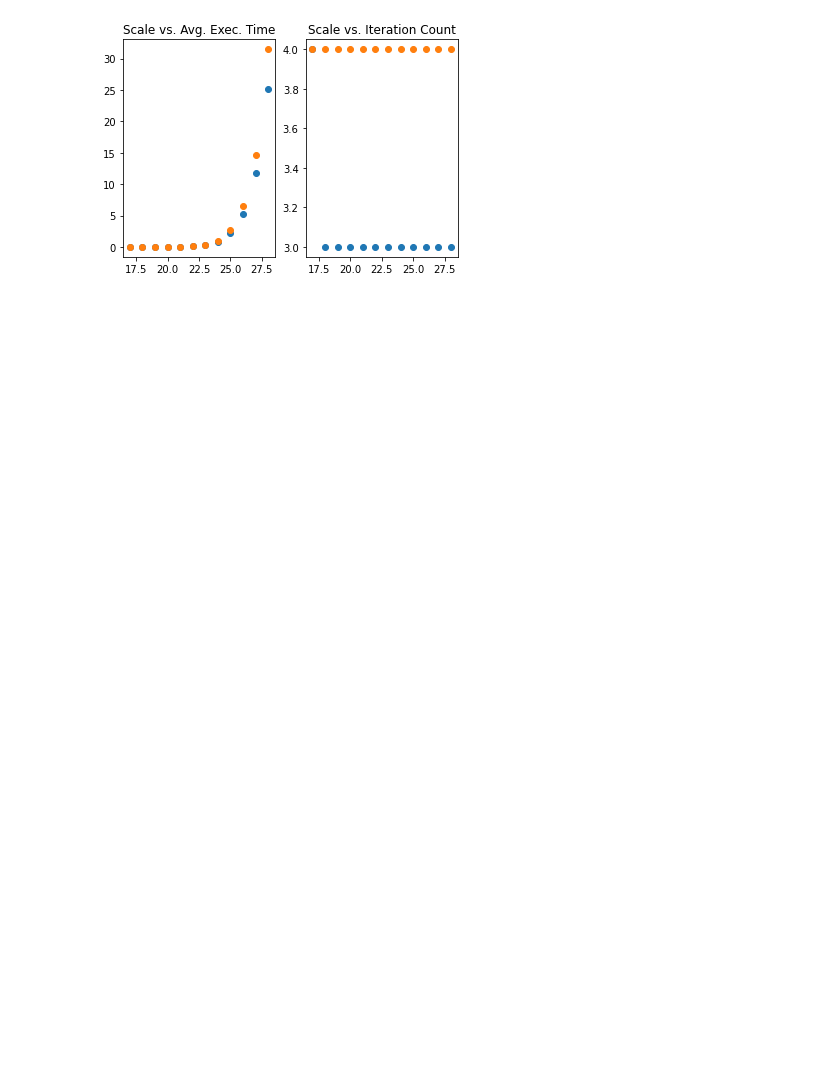
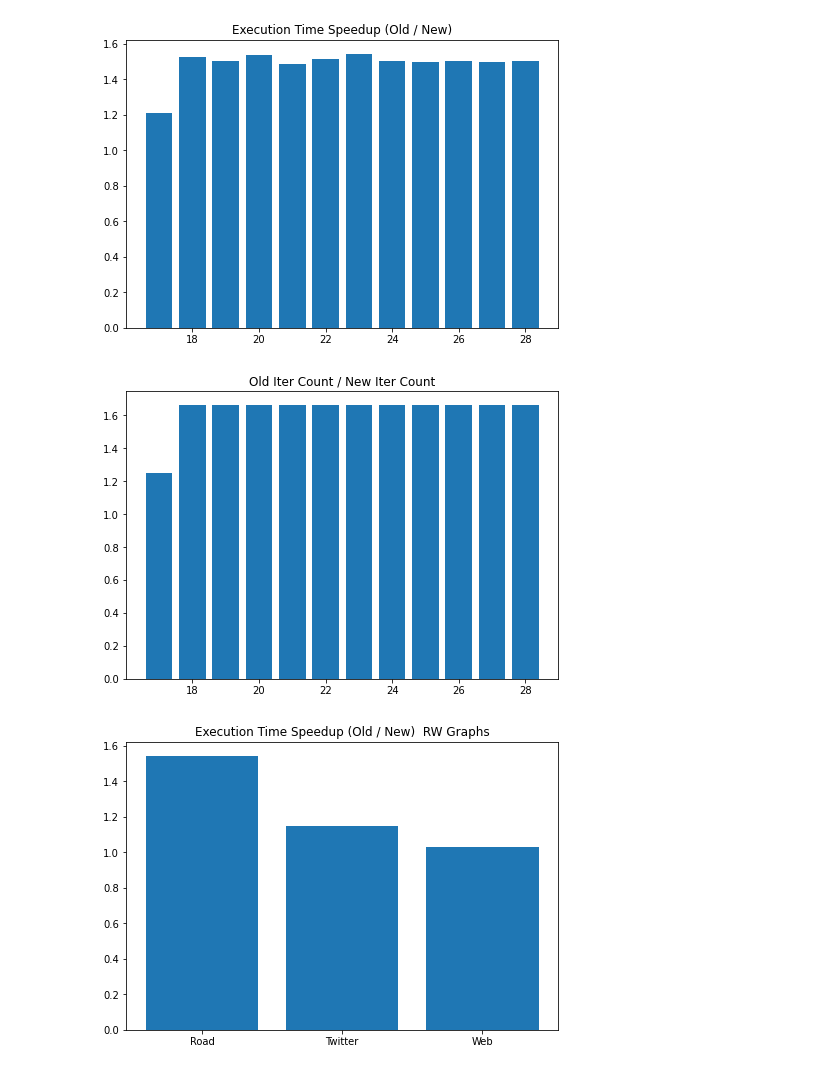
Before and after one commit to connormas/gapbs, a Jupyter notebook: GraphData.ipynb, the cells around one changed output. Saved outputs shown, nothing was run; the diff lists cells and outputs as text; code cells hidden in the pictures; blank space fills up the shorter version.

Commit message:
can now graph rw graph speedup

```diff
--- a/GraphData.ipynb
+++ b/GraphData.ipynb
@@ -48,17 +101,29 @@ def graph(gs_et, gs_i, jc_et, jc_i):
 # %%
 def main():
 
-    # pass output text from data.sh script to parsedata()
-    #gs_et, gs_i = parsedata("output/run.sh-results/GS-kron-24.out")
-    #jc_et, jc_i = parsedata("output/run.sh-results/J-kron-24.out")
-    gs_et, gs_i = parsedata("output/run.sh-results/GS-urand-24.out")
-    jc_et, jc_i = parsedata("output/run.sh-results/J-urand-24.out")
+    # Kron/Urand
+    #gs_kr_et, gs_kr_i = parsedata("output/run.sh-results/GS-kron-24.out")
+    #jc_kr_et, jc_kr_i = parsedata("output/run.sh-results/J-kron-24.out")
+    gs_ur_et, gs_ur_i = parsedata("output/run.sh-results/GS-urand-24.out")
+    jc_ur_et, jc_ur_i = parsedata("output/run.sh-results/J-urand-24.out")
 
-    # pass data to graph() function
-    graph(gs_et, gs_i, jc_et, jc_i)
+    # Realworld Graphs (in the order: road, twitter, web)
+    gs_rw_et, gs_rw_i = parsedata("output/run.sh-results/GS-rwg-24.out")
+    jc_rw_et, jc_rw_i = parsedata("output/run.sh-results/J-rwg-24.out")
+
+
+    # graph Kron/Urand data
+    #graph(gs_et, gs_i, jc_et, jc_i)
+    #calculate_speedup_ku(gs_kr_et, gs_kr_i, jc_kr_et, jc_kr_i)
+    calculate_speedup_ku(gs_ur_et, gs_ur_i, jc_ur_et, jc_ur_i)
+
+    # graph Real World Graph data
+    calculate_speedup_rw(gs_rw_et, gs_rw_i, jc_rw_et, jc_rw_i)
 
 
 if __name__ == "__main__":
     main()
 # %% [output]
-[figure, old version]
+[figure, new version]
+[figure, added]
+[figure, added]
```
Also changed, not shown: parts of 3 cells of this notebook, 1 other file.
